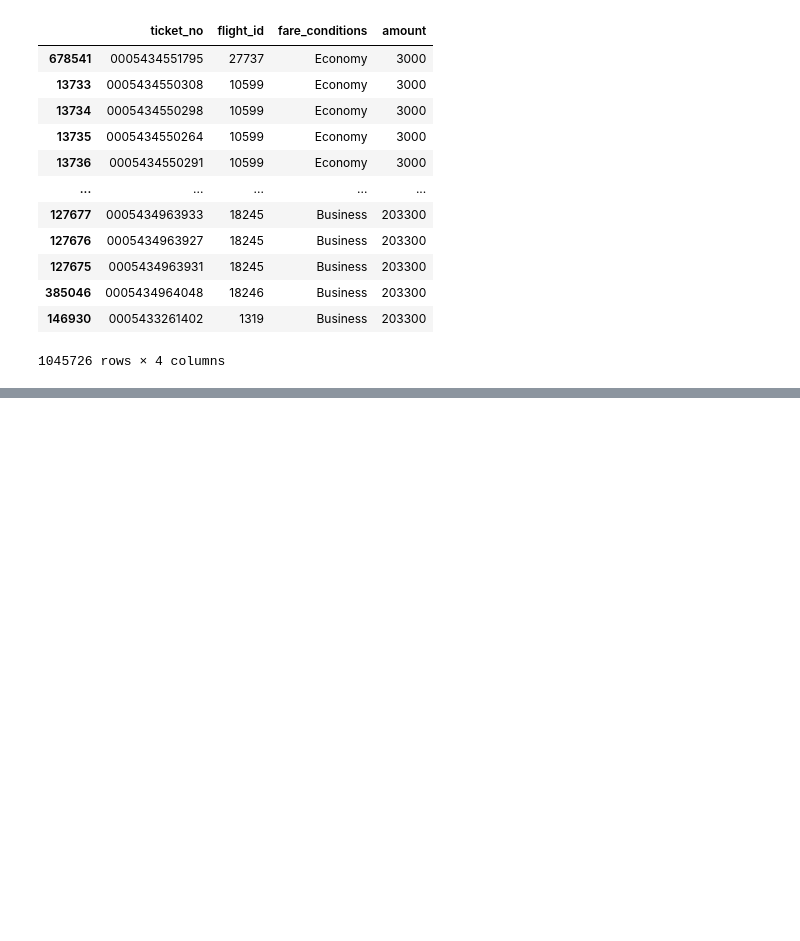
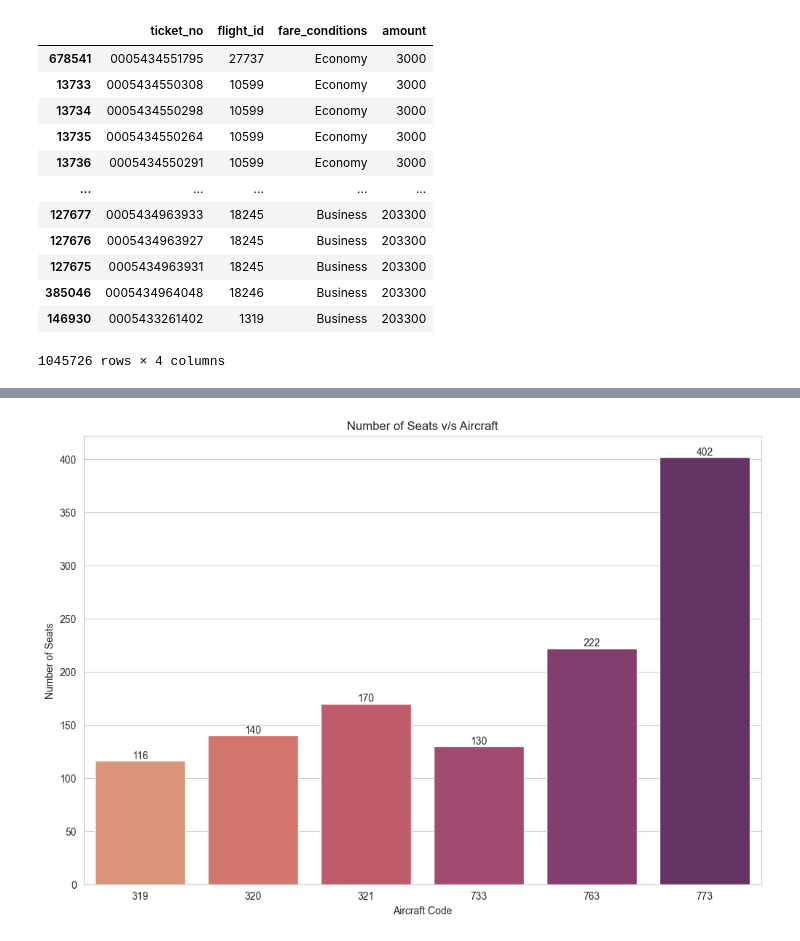
Before and after one commit to satyam1256/Airlines, a Jupyter notebook: file.ipynb, the cells around one changed output, grey strips where cells are left out. Drawn from its saved outputs; the diff is of its cells as text; code cells hidden in the pictures; blank space fills up the shorter version.

```diff
--- a/file.ipynb
+++ b/file.ipynb
@@ -251,0 +295,19 @@ ticket_flights.sort_values(by = 'amount', ascending = True)
+# %%
+df = pd.read_sql_query("""select aircraft_code, count(*) as num_seats from seats
+                        group by aircraft_code having num_seats >100""", conn)
+
+df.to_csv('aircraft_seats.csv')
+# %%
+sns.set_style('whitegrid')
+
+fig,axes = plt.subplots(figsize=(12,8))
+ax = sns.barplot(x='aircraft_code',y='num_seats', data=df, palette = 'flare')
+for container in ax.containers:
+    ax.bar_label(container)
+
+plt.xlabel('Aircraft Code')
+plt.ylabel('Number of Seats')
+plt.title('Number of Seats v/s Aircraft')
+plt.show()
+# %% [output]
+[figure, added]
```
Also changed, not shown: parts of 14 cells of this notebook, 2 other files.
